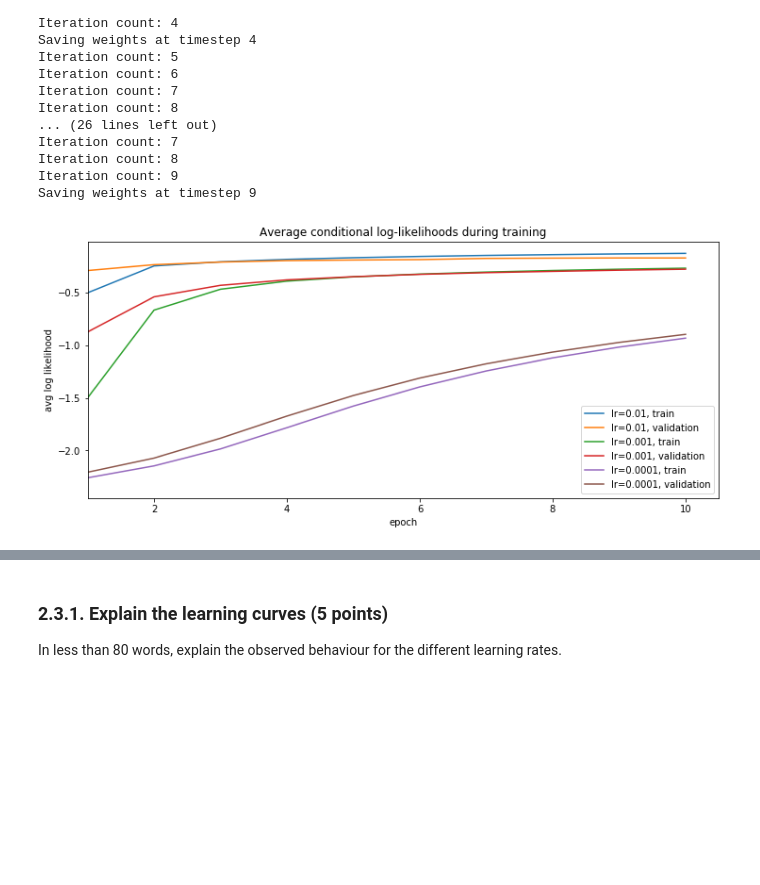
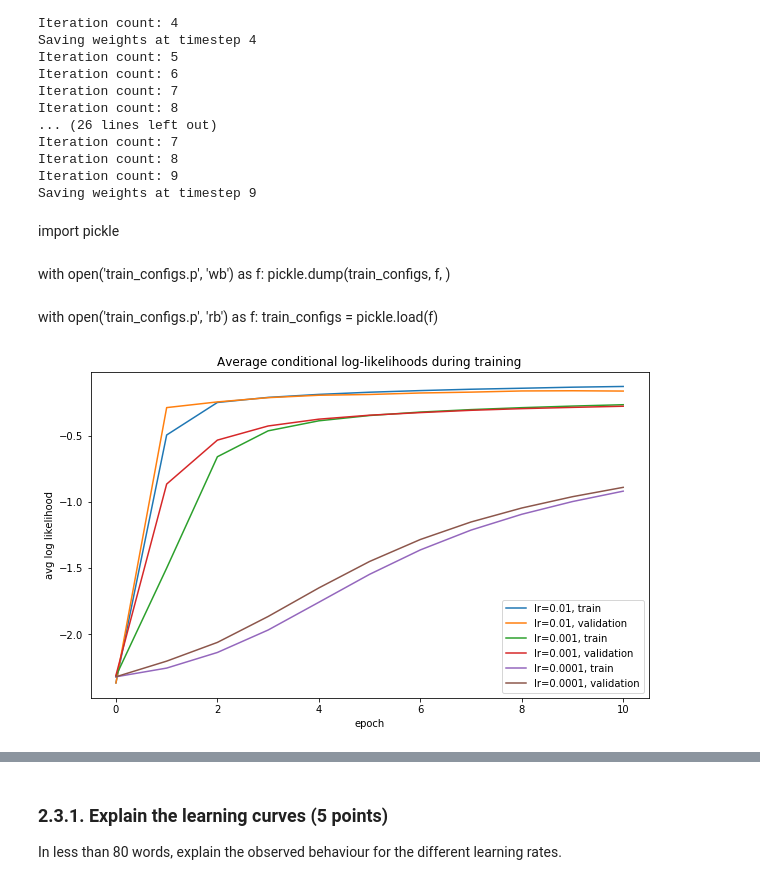
Before and after one commit to Curlykonda/machine-learning-1, a Jupyter notebook: lab2/12305782_12307912_lab2.ipynb, the cells around one changed output, grey strips where cells are left out. Drawn from its saved outputs; the diff is of its cells as text; code cells hidden in the pictures; blank space fills up the shorter version.

```diff
--- a/lab2/12305782_12307912_lab2.ipynb
+++ b/lab2/12305782_12307912_lab2.ipynb
@@ -532,9 +522,6 @@ Perform SGD on the training set. Plot (in one graph) the conditional log-probabi
 Instead of running SGD for a fixed number of steps, run it until convergence. Think of a reasonable criterion for determining convergence. As a reference: choose a criterion such that the algorithm terminates in less than 15 iterations over the training set. (2 points)
 
 Make sure your implementation (in particular, the output of the conditional log-probability of the training set and validation set) is independent of the size of the dataset. (2 points)
-# %%
-def stopping_criteria(valid_results_avg, eps=0.1):
-    return abs(valid_results_avg[-2]-valid_results_avg[-1]) < eps
 # %%
 def log_likelihood_of_dataset(X, t, W, b, aggregate=True):
     log_q = X @ W + b
@@ -862,7 +820,7 @@ class Softmax:
 class Linear:
     def __init__(self, input_dim, out_dim):
         # Bias is incorporated
-        self.w = np.random.normal(loc=0, scale=0.1,size=(input_dim + 1, out_dim))
+        self.w = np.random.normal(size=(input_dim + 1, out_dim), scale=0.1)
         self.grad_w = np.zeros(self.w.shape)
 
     def prepend_bias_feature(self, x):
@@ -976,7 +934,7 @@ def test_mlp(sgd, x_train, t_train, x_valid, t_valid, epochs=10, checkpointer=la
     with manually_stoppable_block():
         for e in range(epochs):
             print('Iteration count:', e)
-            checkpointer(sgd.mlp.V.w, e)
+            checkpointer(sgd.mlp.V.w, sgd.mlp.V.w, e)
             logp_train = sgd.sgd_iter(x_train, t_train)
             logp_valid = sgd.sgd_eval(x_valid, t_valid)
             stats.append(logp_train, logp_valid)
@@ -986,9 +946,11 @@ def test_mlp(sgd, x_train, t_train, x_valid, t_valid, epochs=10, checkpointer=la
 class WeightSaver:
     def __init__(self, at_timesteps):
         self.at_timesteps = at_timesteps
-        self.chkpts = []
+        self.ws = []
+        self.vs = []
 
-    def __call__(self, w, idx):
+    def __call__(self, w, v, idx):
         if idx in self.at_timesteps:
             print('Saving weights at timestep', idx)
-            self.chkpts.append(w.copy())
+            self.ws.append(w.copy())
+            self.vs.append(v.copy())
@@ -1031,24 +998,32 @@ Iteration count: 7
 Iteration count: 8
 Iteration count: 9
 Saving weights at timestep 9
+# %% [markdown]
+import pickle
+# %% [markdown]
+with open('train_configs.p', 'wb') as f:
+    pickle.dump(train_configs, f, )
+# %% [markdown]
+with open('train_configs.p', 'rb') as f:
+    train_configs = pickle.load(f)
 # %%
 # plot the train and validation logp for all three learning rates in one figure
 # YOUR CODE HERE
+plt.figure(figsize=(10, 6))
 for config in train_configs:
     train_avgs, valid_avgs = config.stats.get_avgs()
     #train_avgs, valid_avgs = config.stats.train_results, config.stats.valid_results
     plt.plot(train_avgs, label='lr={}, train '.format(config.lr))
     plt.plot(valid_avgs, label='lr={}, validation'.format(config.lr))
 
-plt.xlim(xmin=1)
-plt.xlabel('Epoch')
-plt.ylabel('Average Log-likelihood')
+plt.xlabel('epoch')
+plt.ylabel('avg log likelihood')
 plt.legend()
 plt.title('Average conditional log-likelihoods during training')
 
 plt.show()
 # %% [output]
-[figure, old version]
+[figure, new version]
 # %%
 # Plot the weights of the first layer.
 # YOUR CODE HERE
```
Also changed, not shown: parts of 39 cells of this notebook.
